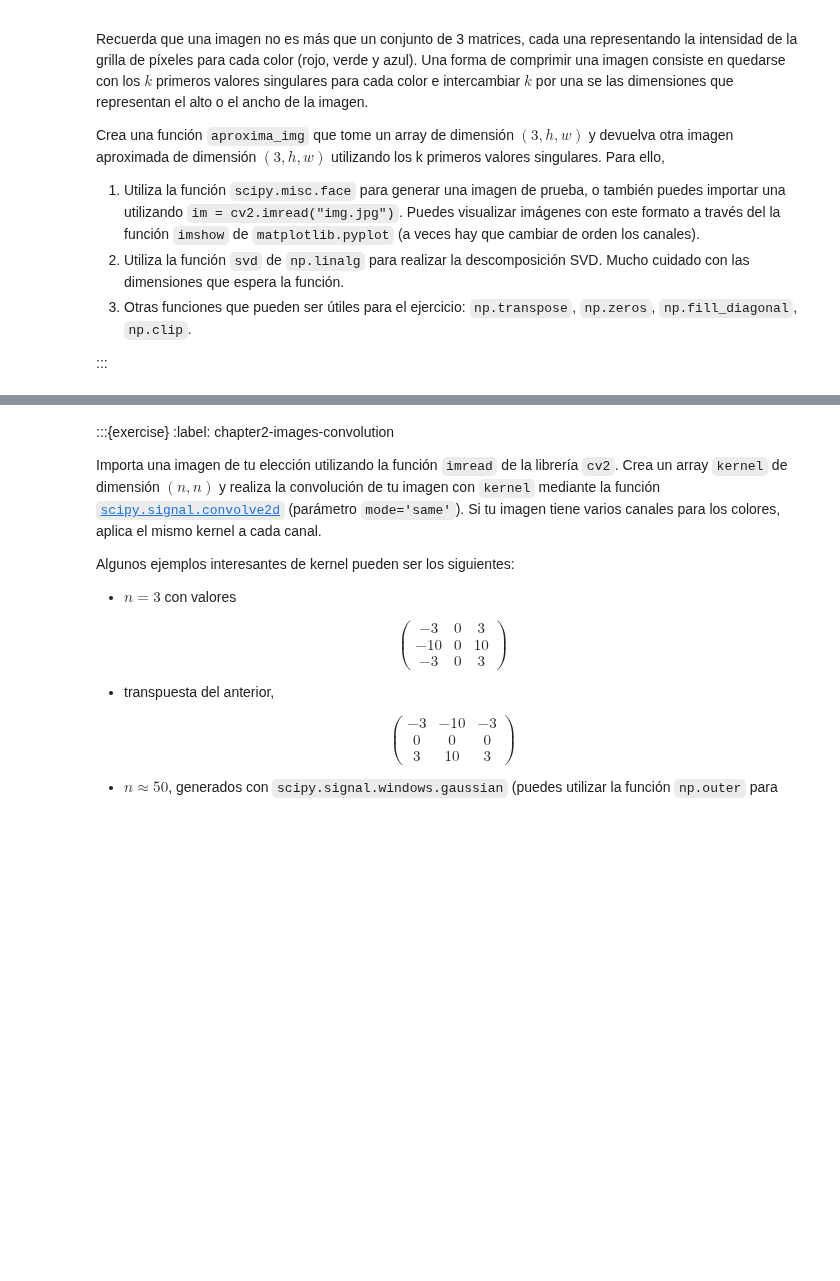
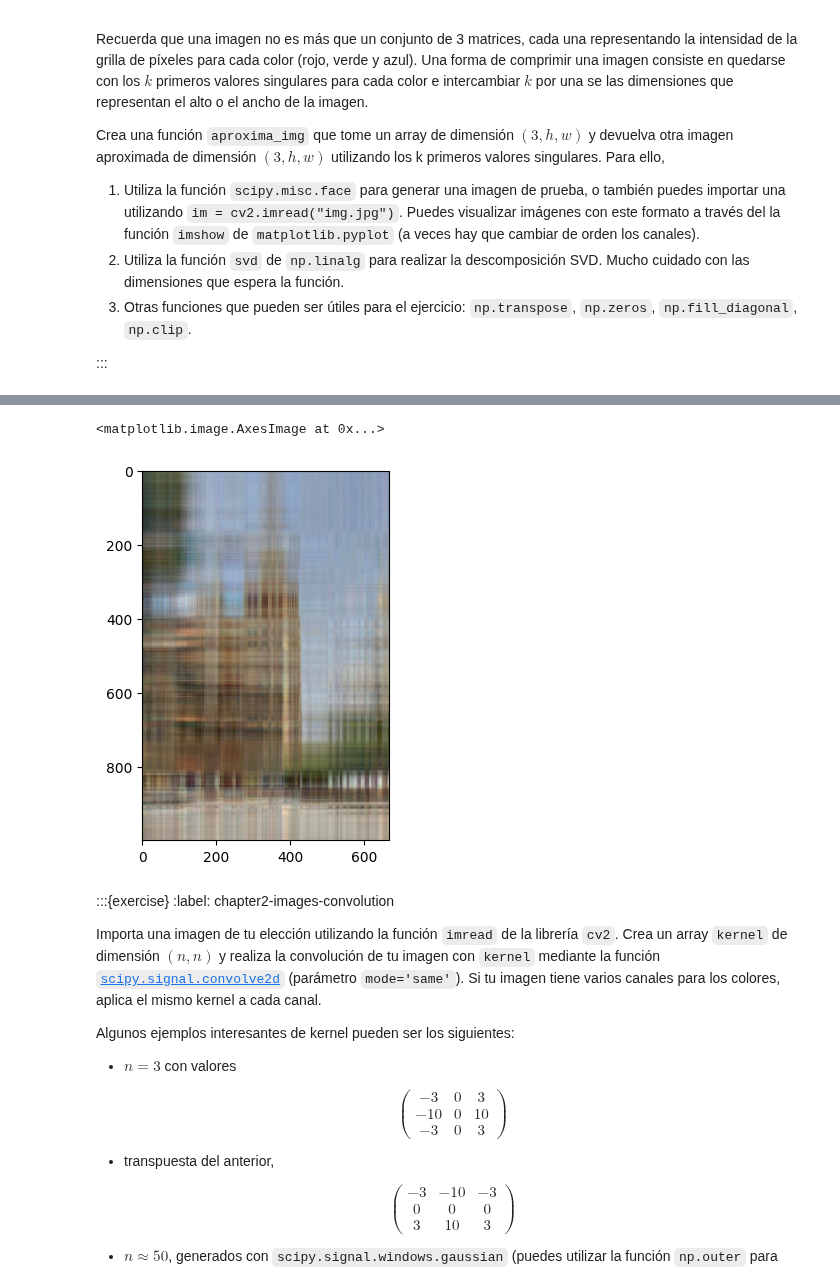
Before and after one commit to javlintor/curso-python-us, a Jupyter notebook: _sources/notebooks/numpy/exercises.ipynb, the cells around one changed output, grey strips where cells are left out. Cells and saved outputs as stored; diff of their text form; code cells hidden in the pictures; blank space fills up the shorter version.

```diff
--- a/_sources/notebooks/numpy/exercises.ipynb
+++ b/_sources/notebooks/numpy/exercises.ipynb
@@ -59,3 +98,20 @@ Crea una función `aproxima_img` que tome un array de dimensión $(3, h, w)$ y d
+# %%
+from numpy.linalg import svd
+
+im_giralda_modificada = np.transpose(im_giralda, (2, 0, 1))
+U, s, Vh = svd(im_giralda_modificada)
+# %%
+k = 5
+S = np.zeros((3, w, w))
+for c in range(3):
+    np.fill_diagonal(S[c], s[c])
+im_comprimida = U[:, :, :k] @ S[:, :k, :] @ Vh
+im_comprimida = (im_comprimida - im_comprimida.min()) / (im_comprimida.max() - im_comprimida.min())
+im_final = np.transpose(im_comprimida, (1, 2, 0))[:, :, [2, 1, 0]]
+plt.imshow(im_final)
+# %% [output]
+<matplotlib.image.AxesImage at 0x...>
+[figure, added]
 # %% [markdown]
 :::{exercise}
 :label: chapter2-images-convolution
```
Also changed, not shown: parts of 5 cells of this notebook, 4 other files.
